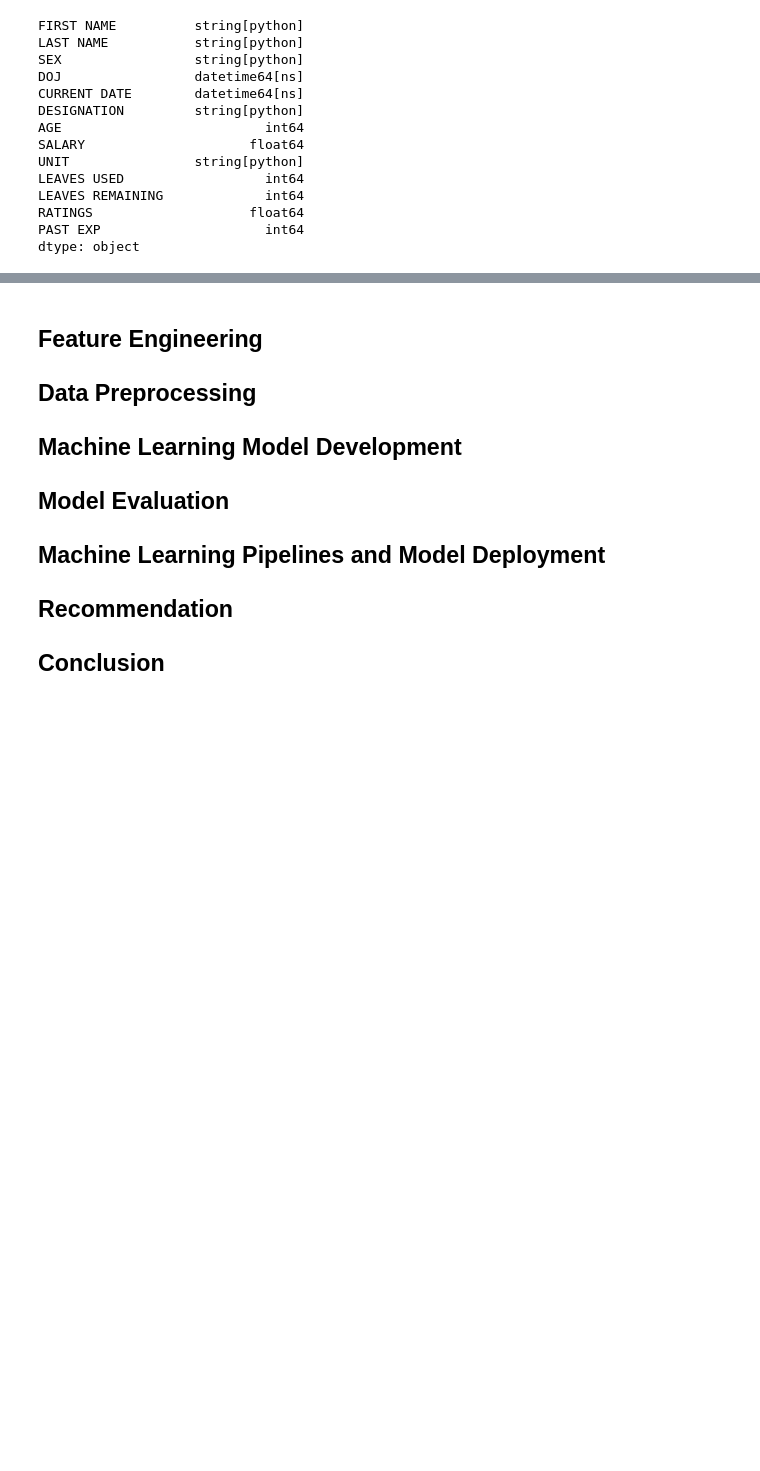
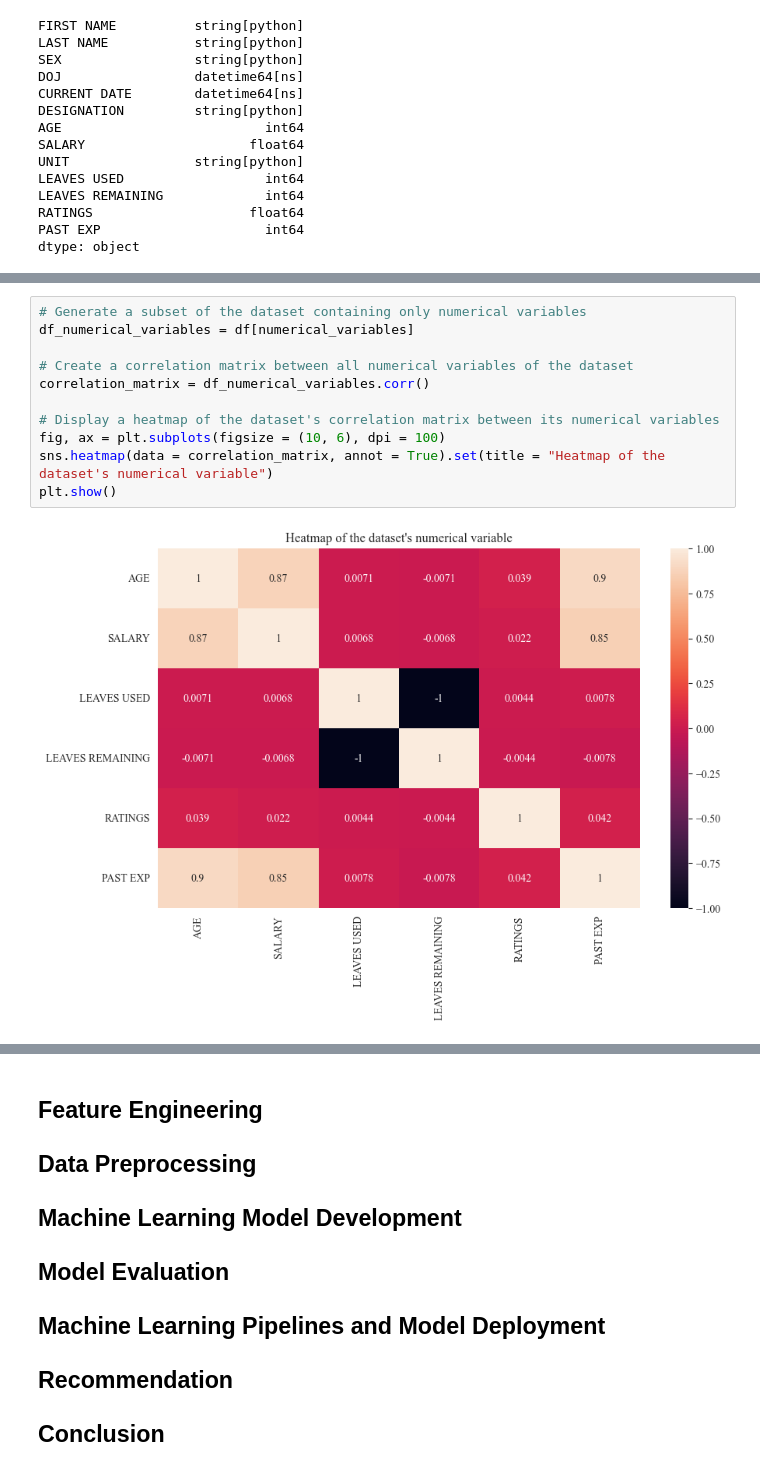
Before and after one commit to mzakariaz/MIP-Machine-Learning-Project-1, a Jupyter notebook: salary-predictions.ipynb, the cells around one changed output, grey strips where cells are left out. Cells and saved outputs as stored; diff of their text form; blank space fills up the shorter version.

```diff
--- a/salary-predictions.ipynb
+++ b/salary-predictions.ipynb
@@ -249,0 +248,13 @@ dtype: object
+# %%
+# Generate a subset of the dataset containing only numerical variables
+df_numerical_variables = df[numerical_variables]
+
+# Create a correlation matrix between all numerical variables of the dataset
+correlation_matrix = df_numerical_variables.corr()
+
+# Display a heatmap of the dataset's correlation matrix between its numerical variables
+fig, ax = plt.subplots(figsize = (10, 6), dpi = 100)
+sns.heatmap(data = correlation_matrix, annot = True).set(title = "Heatmap of the dataset's numerical variable")
+plt.show()
+# %% [output]
+[figure, added]
```
Also changed, not shown: parts of 10 cells of this notebook.
